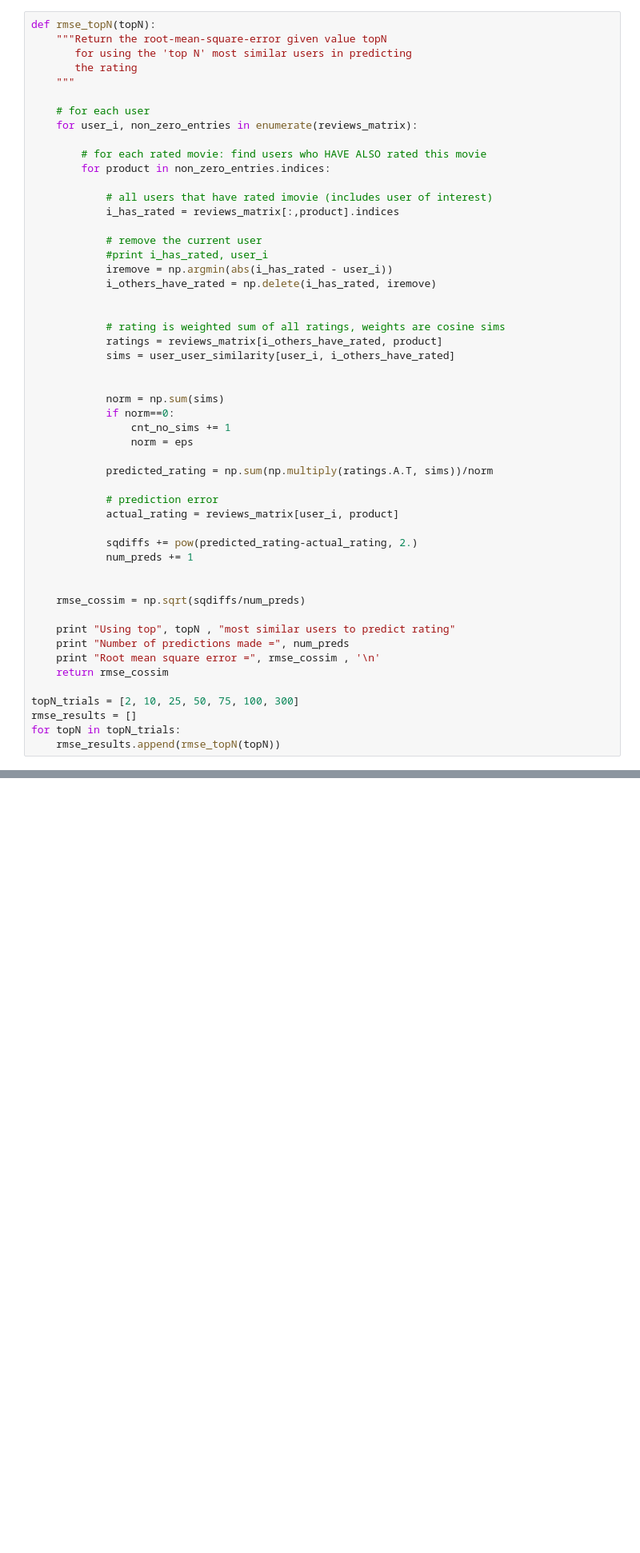
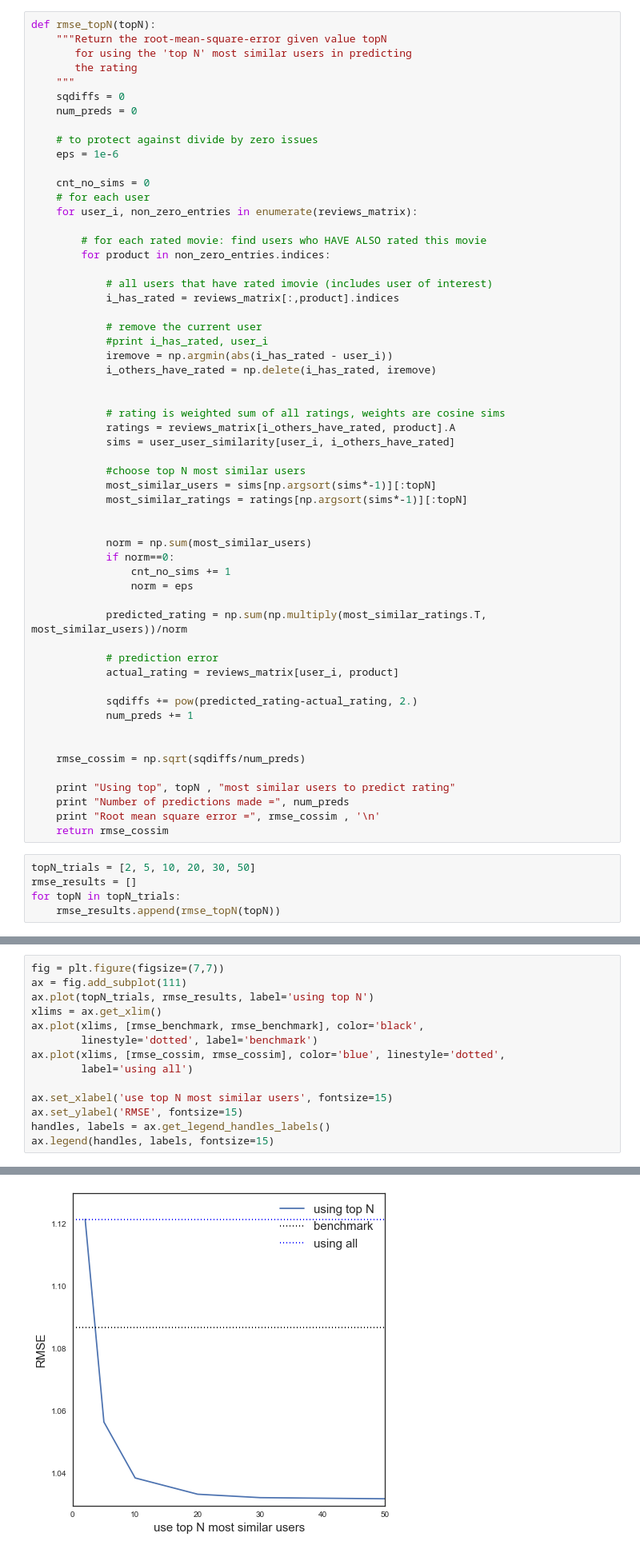
Before and after one commit to zuzannna/GardeningRecommendations, a Jupyter notebook: FoodRecommender.ipynb, the cells around one changed output, grey strips where cells are left out. Shown: that part at 80% size. Cells and saved outputs as stored; diff of their text form; blank space fills up the shorter version.

Commit message:
adding topN loop and plot

```diff
--- a/FoodRecommender.ipynb
+++ b/FoodRecommender.ipynb
@@ -243,7 +255,13 @@ def rmse_topN(topN):
        for using the 'top N' most similar users in predicting
        the rating
     """
+    sqdiffs = 0
+    num_preds = 0
 
+    # to protect against divide by zero issues
+    eps = 1e-6
+
+    cnt_no_sims = 0
     # for each user
     for user_i, non_zero_entries in enumerate(reviews_matrix):
 
@@ -260,16 +278,20 @@ def rmse_topN(topN):
 
 
             # rating is weighted sum of all ratings, weights are cosine sims
-            ratings = reviews_matrix[i_others_have_rated, product]
+            ratings = reviews_matrix[i_others_have_rated, product].A
             sims = user_user_similarity[user_i, i_others_have_rated]
 
+            #choose top N most similar users
+            most_similar_users = sims[np.argsort(sims*-1)][:topN]
+            most_similar_ratings = ratings[np.argsort(sims*-1)][:topN]
 
-            norm = np.sum(sims)
+
+            norm = np.sum(most_similar_users)
             if norm==0:
                 cnt_no_sims += 1
                 norm = eps
 
-            predicted_rating = np.sum(np.multiply(ratings.A.T, sims))/norm
+            predicted_rating = np.sum(np.multiply(most_similar_ratings.T, most_similar_users))/norm
 
             # prediction error
             actual_rating = reviews_matrix[user_i, product]
@@ -284,8 +306,8 @@ def rmse_topN(topN):
     print "Number of predictions made =", num_preds
     print "Root mean square error =", rmse_cossim , '\n'
     return rmse_cossim
-
-topN_trials = [2, 10, 25, 50, 75, 100, 300]
-rmse_results = []
-for topN in topN_trials:
-    rmse_results.append(rmse_topN(topN))
+# %%
+topN_trials = [2, 5, 10, 20, 30, 50]
+rmse_results = []
+for topN in topN_trials:
+    rmse_results.append(rmse_topN(topN))
@@ -291,0 +332,15 @@ for topN in topN_trials:
+# %%
+fig = plt.figure(figsize=(7,7))
+ax = fig.add_subplot(111)
+ax.plot(topN_trials, rmse_results, label='using top N')
+xlims = ax.get_xlim()
+ax.plot(xlims, [rmse_benchmark, rmse_benchmark], color='black',
+        linestyle='dotted', label='benchmark')
+ax.plot(xlims, [rmse_cossim, rmse_cossim], color='blue', linestyle='dotted',
+        label='using all')
+
+ax.set_xlabel('use top N most similar users', fontsize=15)
+ax.set_ylabel('RMSE', fontsize=15)
+handles, labels = ax.get_legend_handles_labels()
+ax.legend(handles, labels, fontsize=15)
+# %% [output]
@@ -291,0 +348 @@ for topN in topN_trials:
+[figure, added]
```
Also changed, not shown: parts of 5 cells of this notebook.
